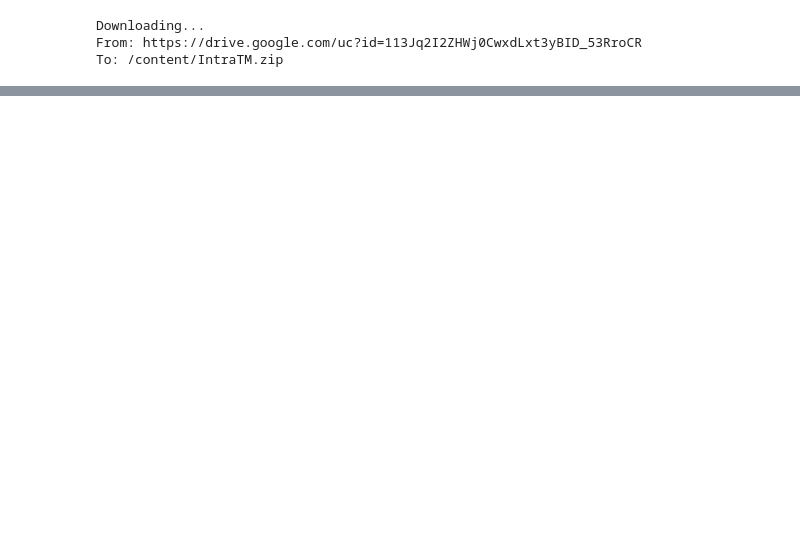
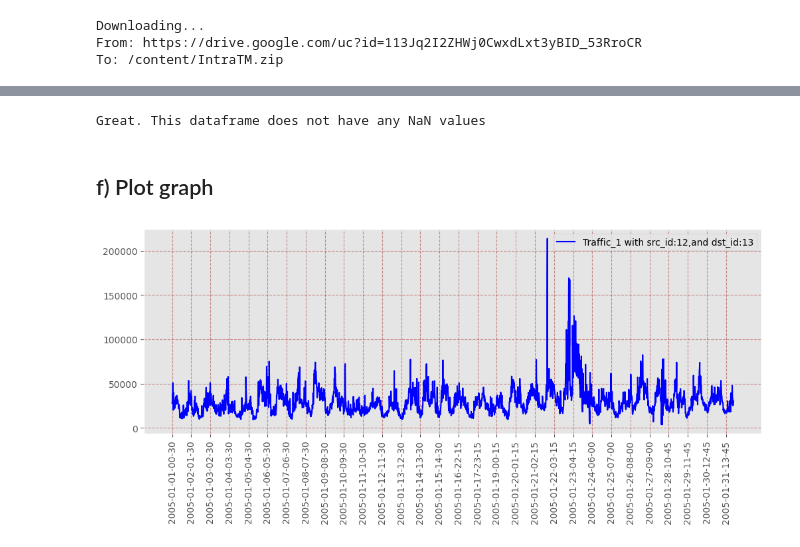
Before and after one commit to Mohammad-Amirifard/Traffic-forecasting, a Jupyter notebook: Notebooks/EDA_traffic.ipynb, the cells around one changed output, grey strips where cells are left out. Cells and saved outputs as stored; diff of their text form; code cells hidden in the pictures; blank space fills up the shorter version.

```diff
--- a/Notebooks/EDA_traffic.ipynb
+++ b/Notebooks/EDA_traffic.ipynb
@@ -558,0 +185,3 @@ ValueError: freq T not understood. Please report if you think this is in error.
+# %%
+column_names = traffic_dataframe.columns       # store column names
+timestamps = column_names[2:]   # Store timestamps
@@ -558,0 +221,6 @@ ValueError: freq T not understood. Please report if you think this is in error.
+# %%
+print('In the following, you can see the number of NaN values in each row:\n')
+print('Row      No_NaN')
+print('___      ______')
+nan_counts = traffic_dataframe.isnull().sum(axis=1)
+nan_counts
@@ -558,0 +244,18 @@ ValueError: freq T not understood. Please report if you think this is in error.
+# %%
+# We are trying to remove rows with nan values more than 25%
+index_list_to_remove  = list()
+nan_counts_index = nan_counts.index
+nan_count_values = nan_counts.values
+for nan_value_index,nan_value  in zip(nan_counts_index,nan_count_values):
+  if (nan_value/number_of_files)*100 >25:
+    index_list_to_remove.append(nan_value_index)
+
+print("This indexes have more nan values, so we need to remove them")
+print(index_list_to_remove)
+
+print('*'*200)
+print('Updated dataframe:\n')
+traffic_dataframe.drop(index_list_to_remove,inplace=True)
+traffic_dataframe.reset_index(inplace=True)
+traffic_dataframe.drop(['index'],axis=1,inplace=True)
+display(traffic_dataframe)
@@ -558,0 +302,18 @@ ValueError: freq T not understood. Please report if you think this is in error.
+# %%
+traffic_dataframe.fillna(axis='index',method="ffill",inplace= True) # Fill these NaN values with forward fill method avaiable in fillna function
+
+# Chech NaN values again to make sure our dataframe does not have any NaN values
+number_of_nans = traffic_dataframe.isnull().sum(axis=1).values
+sum =0
+for item in number_of_nans:
+  if item >0:
+    sum +=1
+
+if sum >0:
+  print('Oppps. This dataframe has NaN values yet.')
+else:
+  print("Great. This dataframe does not have any NaN values")
+# %% [output]
+Great. This dataframe does not have any NaN values
+# %% [markdown]
+## f) Plot graph
@@ -558,0 +397,4 @@ ValueError: freq T not understood. Please report if you think this is in error.
+# %%
+plot_graph(traffic_dataframe,1)
+# %% [output]
+[figure, added]
```
Also changed, not shown: parts of 77 cells of this notebook.
